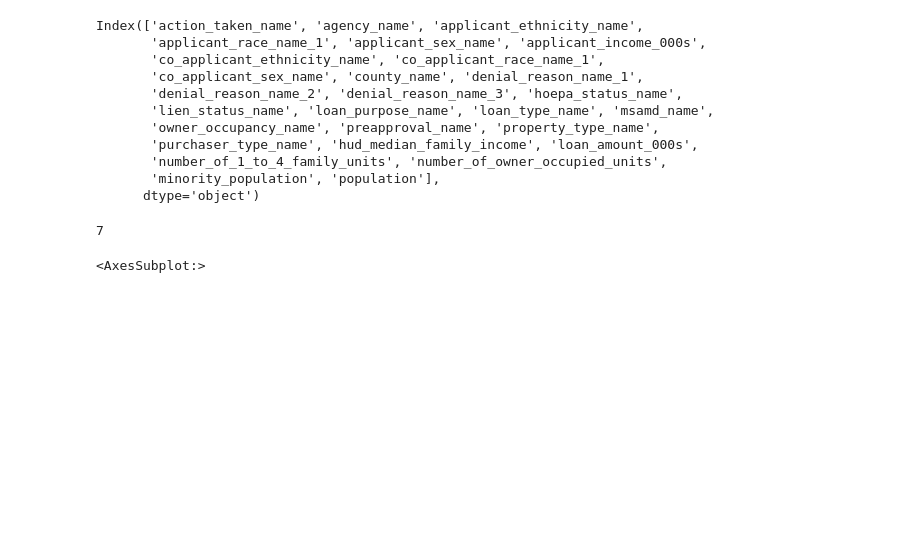
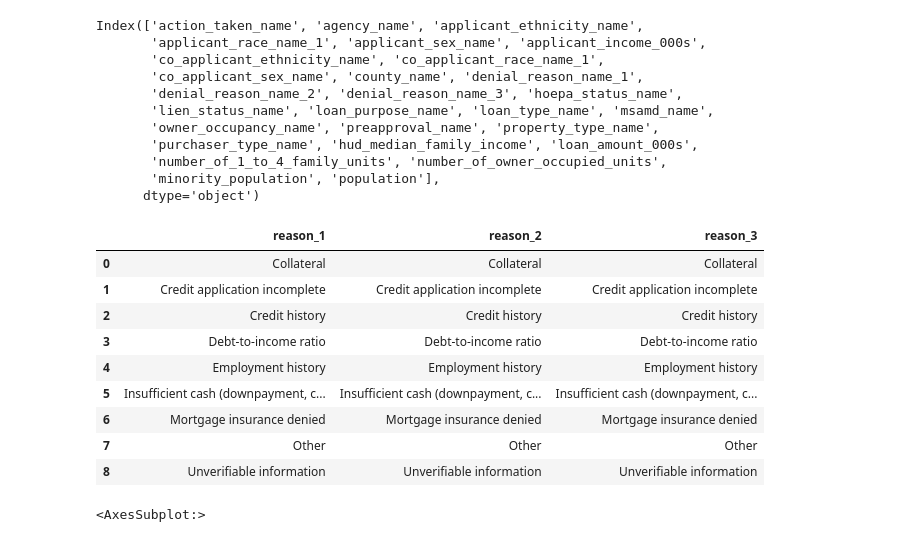
Before and after one commit to DJ1070/Darlehensanfragen, a Jupyter notebook: exploration.ipynb, the cells around one changed output. Saved outputs shown, nothing was run; the diff lists cells and outputs as text; code cells hidden in the pictures; blank space fills up the shorter version.

```diff
--- a/exploration.ipynb
+++ b/exploration.ipynb
@@ -81,10 +90,24 @@ Index(['action_taken_name', 'agency_name', 'applicant_ethnicity_name',
        'number_of_1_to_4_family_units', 'number_of_owner_occupied_units',
        'minority_population', 'population'],
       dtype='object')
-# %%
-pd.Series(df.action_taken_name.unique()).count()
-# %% [output]
-7
+# %%
+denial_reasons = pd.DataFrame({'reason_1': sorted(df[df.denial_reason_name_1.isnull() == False]['denial_reason_name_1'].unique()),
+                               'reason_2': sorted(df[df.denial_reason_name_2.isnull() == False]['denial_reason_name_2'].unique()),
+                               'reason_3': sorted(df[df.denial_reason_name_3.isnull() == False]['denial_reason_name_3'].unique())})
+denial_reasons
+
+# The reasons options are redundand, but the bank clerk doesn't have to fill them in as the null value rates show.
+# %% [output]
+|  | reason_1 | reason_2 | reason_3 |
+| 0 | Collateral | Collateral | Collateral |
+| 1 | Credit application incomplete | Credit application incomplete | Credit application incomplete |
+| 2 | Credit history | Credit history | Credit history |
+| 3 | Debt-to-income ratio | Debt-to-income ratio | Debt-to-income ratio |
+| 4 | Employment history | Employment history | Employment history |
+| 5 | Insufficient cash (downpayment, c... | Insufficient cash (downpayment, c... | Insufficient cash (downpayment, c... |
+| 6 | Mortgage insurance denied | Mortgage insurance denied | Mortgage insurance denied |
+| 7 | Other | Other | Other |
+| 8 | Unverifiable information | Unverifiable information | Unverifiable information |
 # %%
 df.action_taken_name.hist(bins = 13, figsize = [7 , 5], xrot = 90)
 # %% [output]
```
Also changed, not shown: parts of 8 cells of this notebook, 1 other file.
